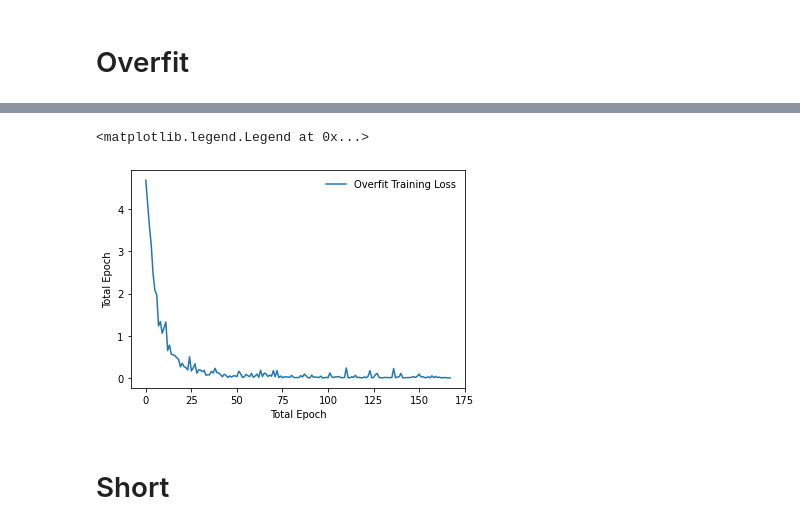
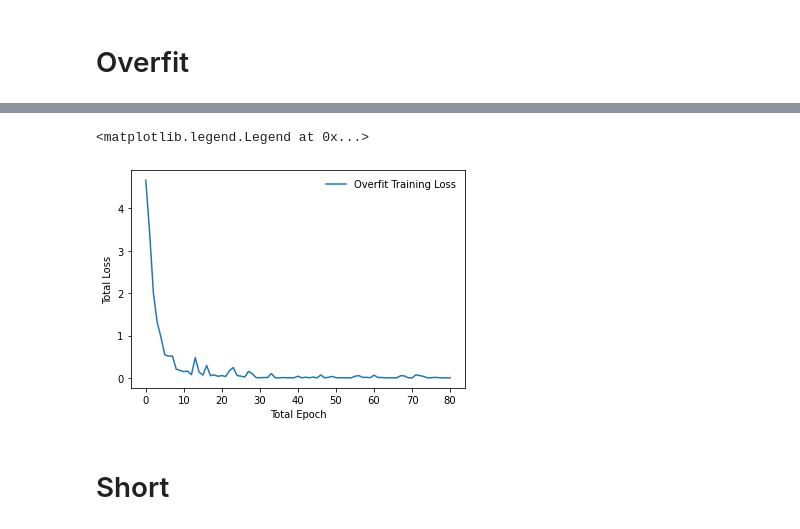
Before and after one commit to lukeahwilson/udacity-final-project, a Jupyter notebook: Image Classifier Project.ipynb, the cells around one changed output, grey strips where cells are left out. Cells and saved outputs as stored; diff of their text form; code cells hidden in the pictures.

Commit message:
Corrected the validating process to use validating data and not testing data, adjusted learning rate and launched training at scale with decayed learning to an 85% and still slowly improving accuracy

```diff
--- a/Image Classifier Project.ipynb
+++ b/Image Classifier Project.ipynb
@@ -232,8 +233,9 @@ criterion = nn.NLLLoss()
 model.fc = Classifier()
 
 #Define learning rate and weight decay
-learnrate=0.001
+learnrate=0.003
 weightdecay=0.00001
+startlearn=learnrate
 
 # Only train the classifier (fc) parameters, feature parameters are frozen
 optimizer = optim.Adam(model.fc.parameters(), lr=learnrate, weight_decay=weightdecay)
@@ -298,19 +300,19 @@ for e in range(epochs):
     highest_prob, chosen_class = out.topk(1, dim=1) # obtain the chosen classes based on greavalid calculated probability
     equals = chosen_class.view(overfit_labels.shape) == overfit_labels # determine how many correct matches were made in this batch
     overfit_count_correct = equals.sum()  # add the count of correct matches this batch to the total running this epoch
-    epoch += 1
+
     print('Epoch: {}/{}.. '.format(e+1, epochs),
         'Overfit Train Loss: {:.3f}.. '.format(ave_overfit_loss),
          '{:.0f} of {:.0f} Correct'.format(overfit_count_correct, len(overfit_labels)))
 
-    if len(overfit_loss_history) > 5:
-        if overfit_loss_history[loss_index] > 10*np.mean([overfit_loss_history[-1], overfit_loss_history[-3], overfit_loss_history[-5]]):
+    if len(overfit_loss_history) > 3:
+        if overfit_loss_history[loss_index] > 10*np.mean([overfit_loss_history[-1], overfit_loss_history[-2], overfit_loss_history[-3]]):
             loss_index = len(overfit_loss_history)
             learnrate *= decay
             optimizer = optim.Adam(model.fc.parameters(), lr=learnrate, weight_decay=weightdecay)
             print('\nLearnrate changed to: {:f}.. '.format(learnrate))
 
-        if learnrate <= 0.001*decay**3 and not running and running_count == 0:
+        if learnrate <= startlearn*decay**3 and not running and running_count == 0:
             for param in model.inception5a.parameters():
                 param.requires_grad = True
             for param in model.inception5b.parameters():
@@ -327,7 +329,7 @@ for e in range(epochs):
             print('Convolutional Layers I5A and I5B Training Deactivated\n')
             running = False
 
-        if np.mean([overfit_loss_history[-1], overfit_loss_history[-3], overfit_loss_history[-5]]) < 0.005:
+        if np.mean([overfit_loss_history[-1], overfit_loss_history[-2], overfit_loss_history[-3]]) < 0.0005:
             print('\nModel successfully overfit images')
             break
 
@@ -338,7 +340,7 @@ for e in range(epochs):
 
 print('\nRuntime - {:.0f} seconds'.format((time.time() - t0)))
 plt.plot(overfit_loss_history, label='Overfit Training Loss')
-plt.ylabel('Total Epoch')
+plt.ylabel('Total Loss')
 plt.xlabel('Total Epoch')
 plt.legend(frameon=False)
 # %% [output]
@@ -362,5 +364,5 @@ Runtime - 29 seconds
 <matplotlib.legend.Legend at 0x...>
-[figure, old version]
+[figure, new version]
 # %% [markdown]
 # Short
 # %%
```
Also changed, not shown: parts of 6 cells of this notebook.
